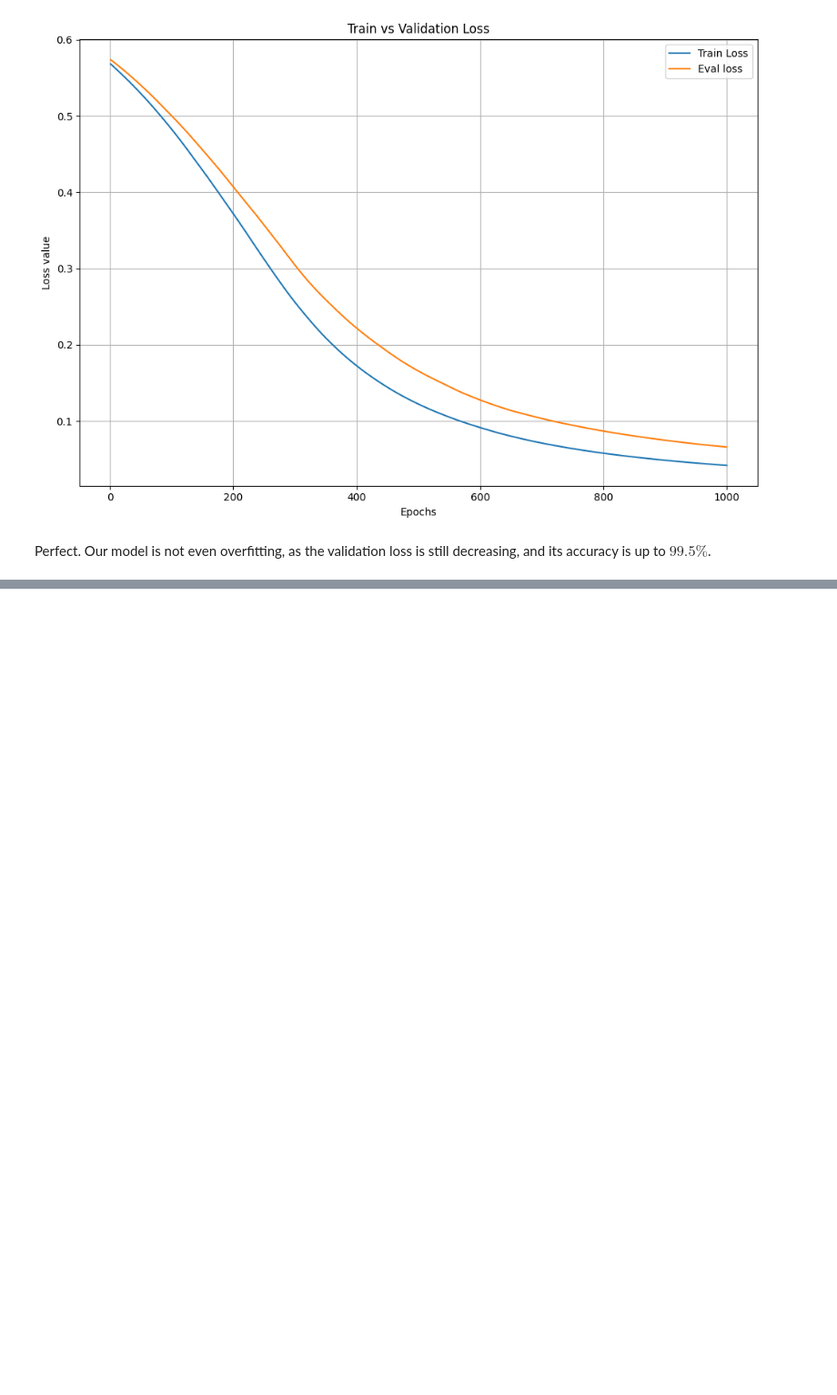
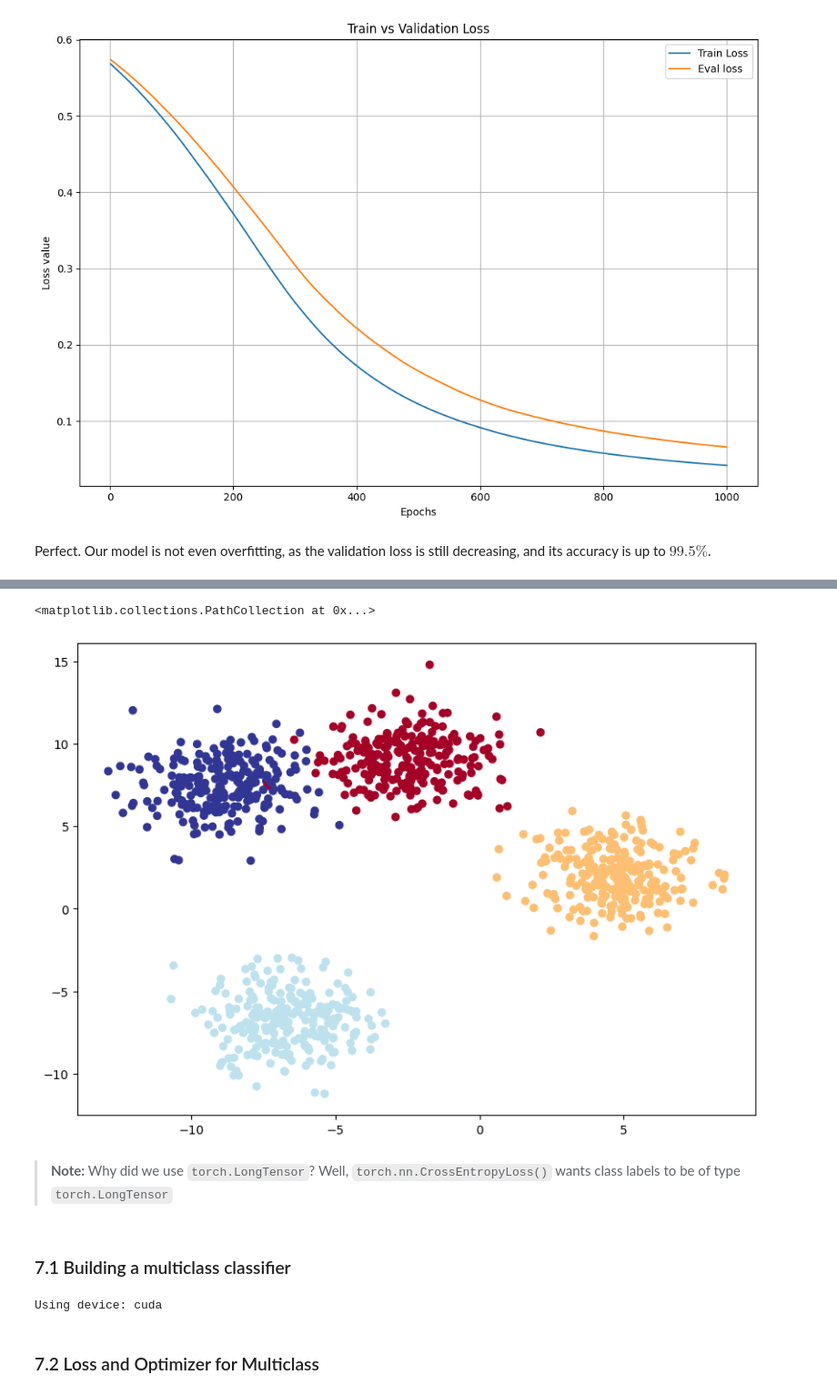
Before and after one commit to MatteoFalcioni/PyTorch_basics, a Jupyter notebook: classification.ipynb, the cells around one changed output, grey strips where cells are left out. Shown at 91% size. Drawn from its saved outputs; the diff is of its cells as text; code cells hidden in the pictures; blank space fills up the shorter version.

Commit message:
completed classifiers

```diff
--- a/classification.ipynb
+++ b/classification.ipynb
@@ -811,0 +818,42 @@ Perfect. Our model is not even overfitting, as the validation loss is still decr
+# %%
+import torch
+import torch.nn as nn
+import matplotlib.pyplot as plt
+from sklearn.datasets import make_blobs
+from sklearn.model_selection import train_test_split
+
+# Set the hyperparameters for data creation (usually hyperparams in caps lock)
+NUM_CLASSES = 4
+NUM_FEATURES = 2  # 2D data
+RANDOM_SEED = 42
+
+# 1. Create multi-class data
+X_blob, y_blob = make_blobs(n_samples=1000,
+                            n_features=NUM_FEATURES,
+                            centers=NUM_CLASSES,
+                            cluster_std=1.5,
+                            random_state=RANDOM_SEED)
+
+# 2. Turn data into tensors
+X_blob = torch.from_numpy(X_blob).type(torch.float)
+y_blob = torch.from_numpy(y_blob).type(torch.LongTensor)  # why this type?? see note below
+
+X_blob_train, X_blob_test, y_blob_train, y_blob_test = train_test_split(X_blob,
+                                                                        y_blob,
+                                                                        test_size=0.2,
+                                                                        random_state=RANDOM_SEED)
+# 4. Plot data
+plt.figure(figsize=(10,7))
+plt.scatter(X_blob[:, 0], X_blob[:, 1], c=y_blob, cmap=plt.cm.RdYlBu)
+# %% [output]
+<matplotlib.collections.PathCollection at 0x...>
+[figure, added]
+# %% [markdown]
+> **Note:** Why did we use `torch.LongTensor`? Well, `torch.nn.CrossEntropyLoss()` wants class labels to be of type `torch.LongTensor`
+# %% [markdown]
+### 7.1 Building a multiclass classifier
+# %%
+device = "cuda" if torch.cuda.is_available() else "cpu"
+print(f"Using device: {device}")
+# %% [output]
+Using device: cuda
@@ -811,0 +889,2 @@ Perfect. Our model is not even overfitting, as the validation loss is still decr
+# %% [markdown]
+### 7.2 Loss and Optimizer for Multiclass
```
Also changed, not shown: parts of 30 cells of this notebook.
